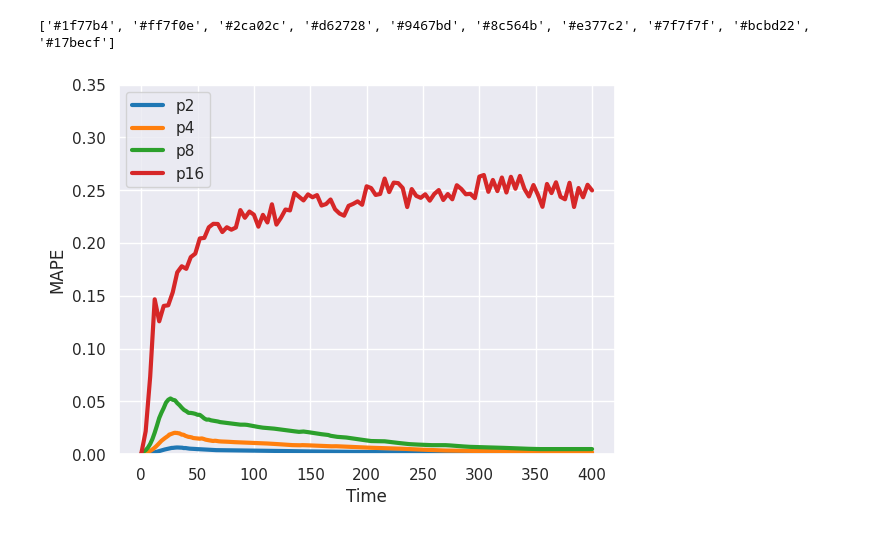
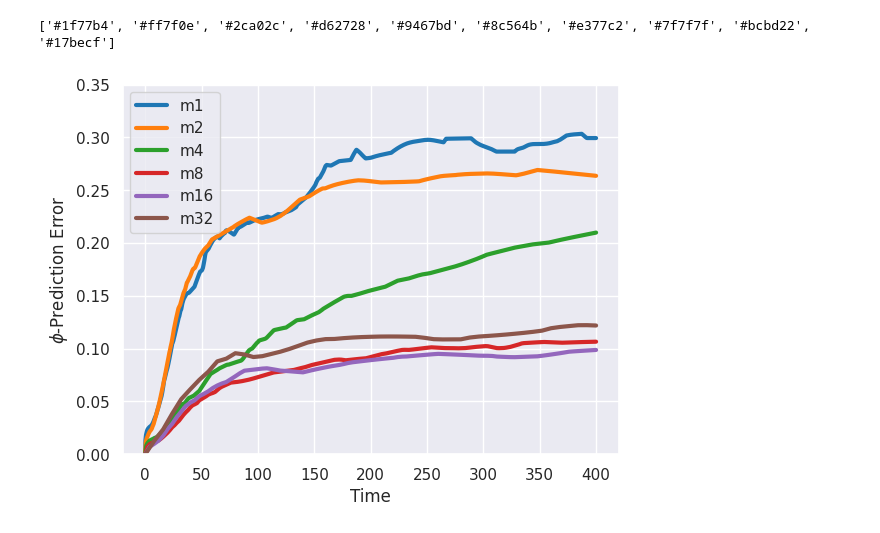
Before and after one commit to nnnpooh/pfc-ml, a Jupyter notebook: T06 - Paper/s804_visualize_num_all_time_plot.ipynb, the cells around one changed output. Drawn from its saved outputs; the diff is of its cells as text; code cells hidden in the pictures.

```diff
--- a/T06 - Paper/s804_visualize_num_all_time_plot.ipynb
+++ b/T06 - Paper/s804_visualize_num_all_time_plot.ipynb
@@ -40,8 +40,8 @@ print(colors)
 # %% [output]
 ['#1f77b4', '#ff7f0e', '#2ca02c', '#d62728', '#9467bd', '#8c564b', '#e377c2', '#7f7f7f', '#bcbd22', '#17becf']
 # %%
-# figMode = "ML"
-figMode = "PFC"
+figMode = "ML"
+# figMode = "PFC"
 numErrBars = 60
 
 if figMode == "PFC":
@@ -51,32 +51,32 @@ elif figMode == "ML":
     dfWideArrayFilt = dfWideArray[4:]
     modelNamesFilt = modelNames[4:]
 else:
     dfWideArrayFilt = dfWideArray
     modelNamesFilt = modelNames
 
 sns.set_theme()
 fig, ax = plt.subplots()
 for idx, (dfWide, modelName) in enumerate(zip(dfWideArrayFilt, modelNamesFilt)):
     xp = dfWide.index.values
     yp = dfWide["median"].values
     errU = dfWide["upper_whisker"].values
     errL = dfWide["lower_whisker"].values
 
     errIdx = np.linspace(0, len(xp) - 1, numErrBars, dtype=int)
     err = np.vstack((errL[errIdx], errU[errIdx]))
 
     ax.plot(xp, yp, marker=None, label=modelName, linewidth=3, color=colors[idx])
     # ax.errorbar(x=xp[errIdx], y=yp[errIdx], yerr=err, fmt="none", color=colors[idx], alpha=0.2)
     # ax.set_title(visualizeMode)
     ax.set_xlabel("Time")
-    ax.set_ylabel('MAPE')
+    ax.set_ylabel('$\phi$-Prediction Error')
     ax.set_ylim([0, 0.35])
 
 plt.legend()
 cwd = sys.path[0]
 filenamePrefix = 'MAPE-time'
 filename = f'{filenamePrefix}-{figMode}.png'
 filePath = os.path.join(os.getcwd(), 'o8_visualize', filename)
 plt.savefig(filePath, dpi=300, bbox_inches="tight")
 # %% [output]
-[figure, old version]
+[figure, new version]
```
Also changed, not shown: 9 other files.
